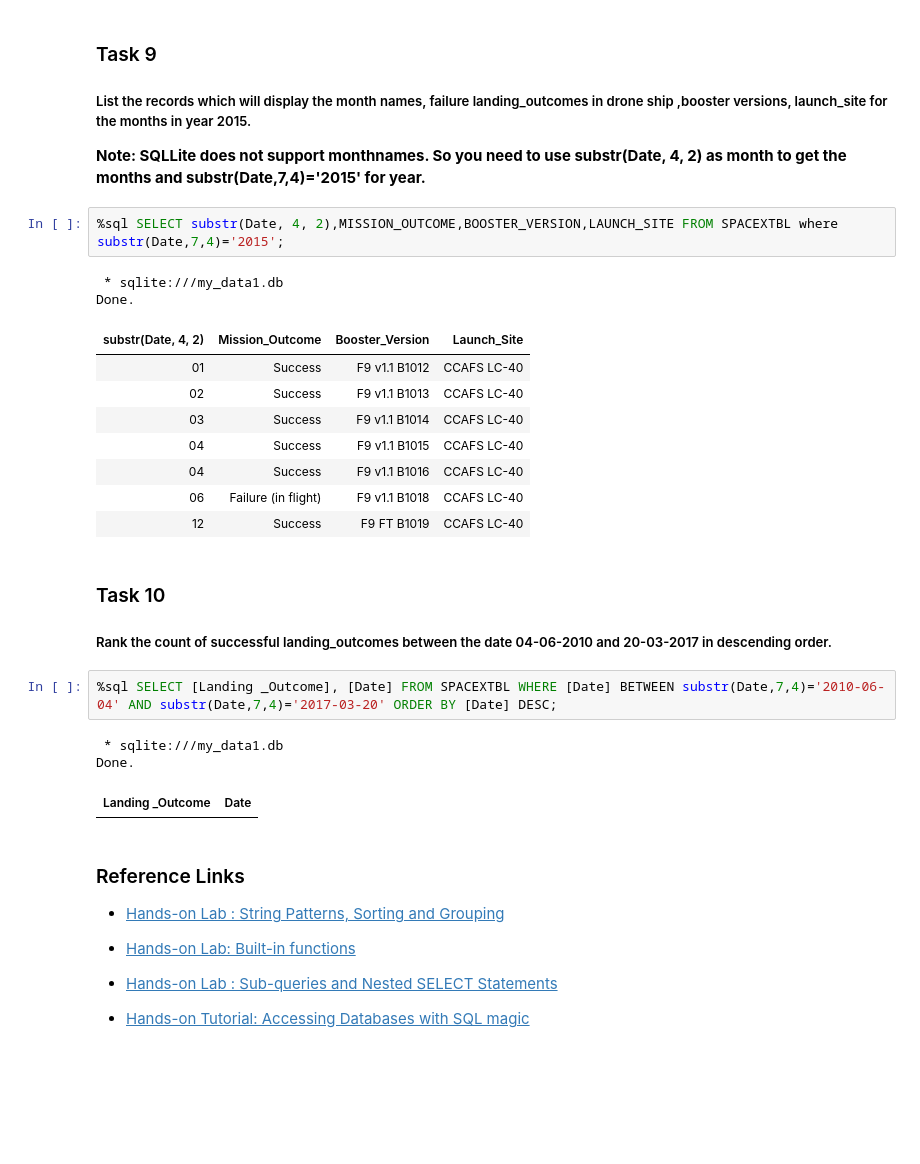
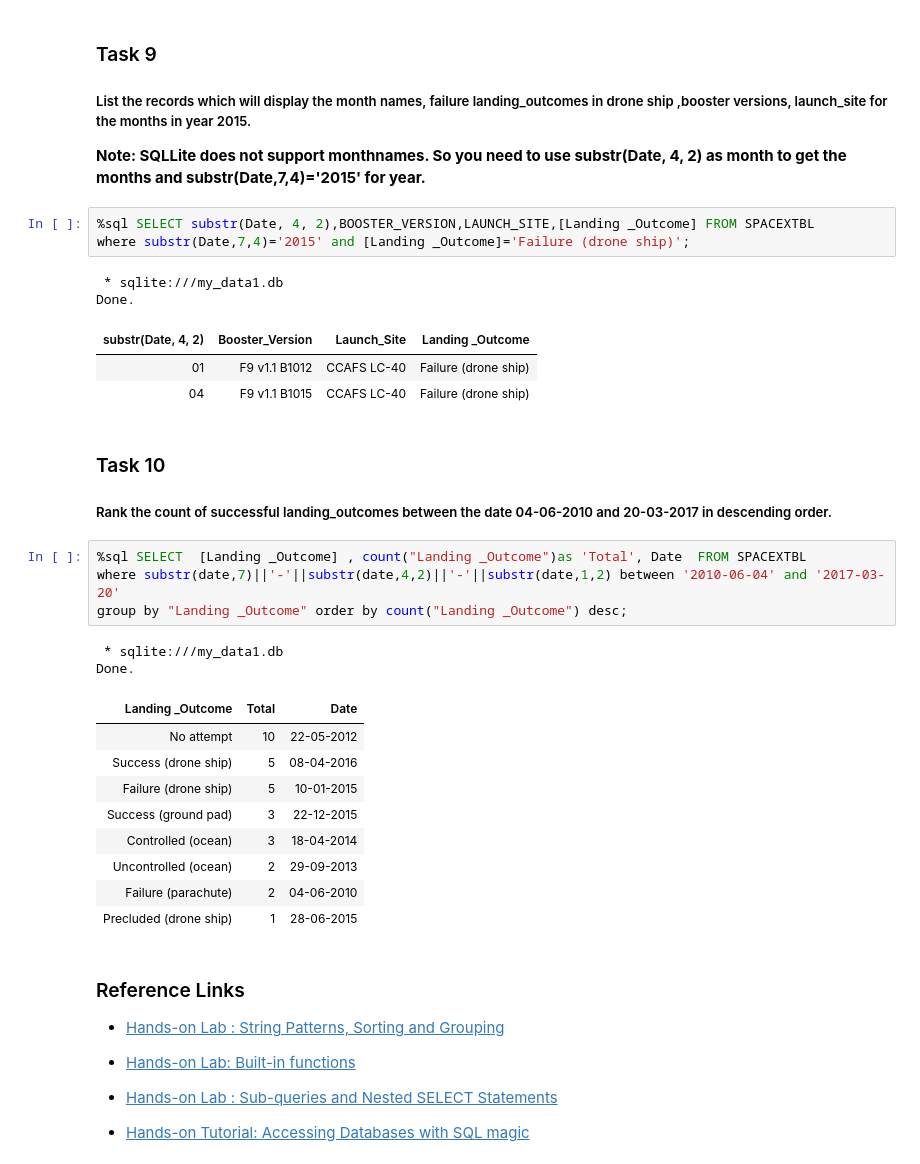
Before and after one commit to GulcinBU/GulcinBU, a Jupyter notebook: jupyter-labs-eda-sql-coursera_sqllite.ipynb, the cells around one changed output. Saved outputs shown, nothing was run; the diff lists cells and outputs as text; blank space fills up the shorter version.

```diff
--- a/jupyter-labs-eda-sql-coursera_sqllite.ipynb
+++ b/jupyter-labs-eda-sql-coursera_sqllite.ipynb
@@ -247,28 +271,34 @@ Done.
 
 **Note: SQLLite does not support monthnames. So you need to use  substr(Date, 4, 2) as month to get the months and substr(Date,7,4)='2015' for year.**
 # %%
-%sql SELECT substr(Date, 4, 2),MISSION_OUTCOME,BOOSTER_VERSION,LAUNCH_SITE FROM SPACEXTBL where substr(Date,7,4)='2015';
+%sql SELECT substr(Date, 4, 2),BOOSTER_VERSION,LAUNCH_SITE,[Landing _Outcome] FROM SPACEXTBL
+where substr(Date,7,4)='2015' and [Landing _Outcome]='Failure (drone ship)';
 # %% [output]
  * sqlite:///my_data1.db
 Done.
-| substr(Date, 4, 2) | Mission_Outcome | Booster_Version | Launch_Site |
-| 01 | Success | F9 v1.1 B1012 | CCAFS LC-40 |
-| 02 | Success | F9 v1.1 B1013 | CCAFS LC-40 |
-| 03 | Success | F9 v1.1 B1014 | CCAFS LC-40 |
-| 04 | Success | F9 v1.1 B1015 | CCAFS LC-40 |
-| 04 | Success | F9 v1.1 B1016 | CCAFS LC-40 |
-| 06 | Failure (in flight) | F9 v1.1 B1018 | CCAFS LC-40 |
-| 12 | Success | F9 FT B1019 | CCAFS LC-40 |
+| substr(Date, 4, 2) | Booster_Version | Launch_Site | Landing _Outcome |
+| 01 | F9 v1.1 B1012 | CCAFS LC-40 | Failure (drone ship) |
+| 04 | F9 v1.1 B1015 | CCAFS LC-40 | Failure (drone ship) |
 # %% [markdown]
 ### Task 10
 
 ##### Rank the  count of  successful landing_outcomes between the date 04-06-2010 and 20-03-2017 in descending order.
 # %%
-%sql SELECT [Landing _Outcome], [Date] FROM SPACEXTBL WHERE [Date] BETWEEN substr(Date,7,4)='2010-06-04' AND substr(Date,7,4)='2017-03-20' ORDER BY [Date] DESC;
+%sql SELECT  [Landing _Outcome] , count("Landing _Outcome")as 'Total', Date  FROM SPACEXTBL
+where substr(date,7)||'-'||substr(date,4,2)||'-'||substr(date,1,2) between '2010-06-04' and '2017-03-20'
+group by "Landing _Outcome" order by count("Landing _Outcome") desc;
 # %% [output]
  * sqlite:///my_data1.db
 Done.
-| Landing _Outcome | Date |
+| Landing _Outcome | Total | Date |
+| No attempt | 10 | 22-05-2012 |
+| Success (drone ship) | 5 | 08-04-2016 |
+| Failure (drone ship) | 5 | 10-01-2015 |
+| Success (ground pad) | 3 | 22-12-2015 |
+| Controlled (ocean) | 3 | 18-04-2014 |
+| Uncontrolled (ocean) | 2 | 29-09-2013 |
+| Failure (parachute) | 2 | 04-06-2010 |
+| Precluded (drone ship) | 1 | 28-06-2015 |
 # %% [markdown]
 ### Reference Links
 
```
Also changed, not shown: parts of 11 cells of this notebook.
